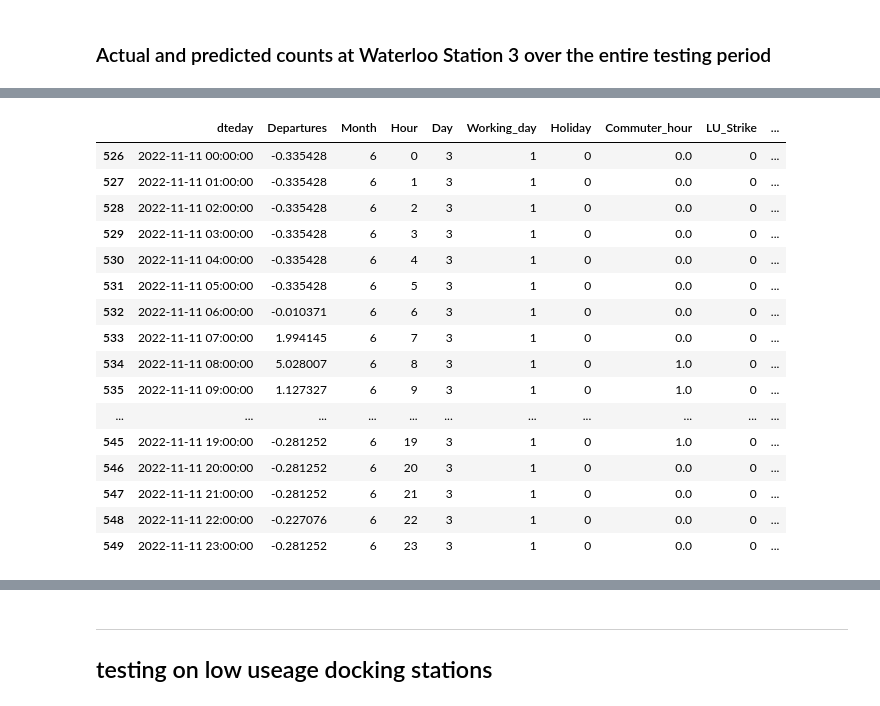
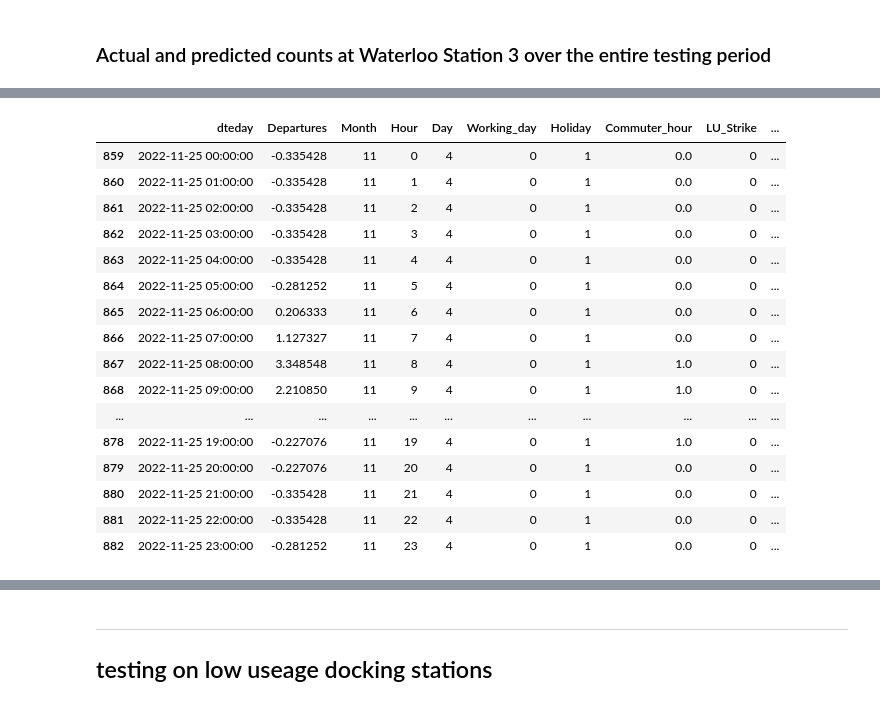
Before and after one commit to elrhmo/bike_sharing, a Jupyter notebook: analysis_lstm.ipynb, the cells around one changed output, grey strips where cells are left out. Cells and saved outputs as stored; diff of their text form; code cells hidden in the pictures.

```diff
--- a/analysis_lstm.ipynb
+++ b/analysis_lstm.ipynb
@@ -1568,19 +1566,36 @@ for ds_name_v in ds_name_list:
 
 
     ########################################################################################################################################
-    # manually updating specific columns where the date matches 2022-11-19
+    # manually updating specific columns where the date matches 2022-11-25
+
+
+    #1.
+    #lstm_df_2022.loc['2022-11-25', 'prcp'] = 5
+
+    #2.
+    lstm_df_2022.loc['2022-11-25', 'Working_day'] = 0
+    lstm_df_2022.loc['2022-11-25', 'Holiday'] = 1
+
+
     #lstm_df_2022.loc[lstm_df_2022.index.date == pd.to_datetime('2022-11-19').date(), ['temp', 'prcp', 'wspd']] = [20, 0, 0]
 
 
     # Update the row with index '2022-11-11'
-    lstm_df_2022.loc['2022-11-11', 'Day'] = 3
-    #lstm_df_2022.loc['2022-11-11', 'Day'] = 3
-    lstm_df_2022.loc['2022-11-11', 'Month'] = 6
-    #'lstm_df_2022.loc['2022-11-11', 'Commuter_hour'] = 0
+    #lstm_df_2022.loc['2022-11-25', 'Day'] = 3
+    #lstm_df_2022.loc['2022-11-25', 'Day'] = 3
 
-    #lstm_df_2022.loc['2022-11-11 07:00:00', 'Departures'] = 0
-    #lstm_df_2022.loc['2022-11-11 08:00:00', 'Departures'] = 25
-    #lstm_df_2022.loc['2022-11-11 09:00:00', 'Departures'] = 0
+    #lstm_df_2022.loc['2022-11-25', 'Month'] = 6
+    #lstm_df_2022.loc['2022-11-25', 'temp'] = 6
+
+
+
+
+
+    #'lstm_df_2022.loc['2022-11-25', 'Commuter_hour'] = 0
+
+    #lstm_df_2022.loc['2022-11-25 07:00:00', 'Departures'] = 0
+    #lstm_df_2022.loc['2022-11-25 08:00:00', 'Departures'] = 25
+    #lstm_df_2022.loc['2022-11-25 09:00:00', 'Departures'] = 0
 
     #######################################################################################################################################
 
@@ -1764,25 +1795,25 @@ plt.show()
 # %%
 test_set_drop_join
 
-filter = test_set_drop_join[test_set_drop_join['dteday'].dt.date == pd.to_datetime('2022-11-11').date()]
+filter = test_set_drop_join[test_set_drop_join['dteday'].dt.date == pd.to_datetime('2022-11-25').date()]
 filter
 
 #original = filter
 # %% [output]
 |  | dteday | Departures | Month | Hour | Day | Working_day | Holiday | Commuter_hour | LU_Strike | ... |
-| 526 | 2022-11-11 00:00:00 | -0.335428 | 6 | 0 | 3 | 1 | 0 | 0.0 | 0 | ... |
-| 527 | 2022-11-11 01:00:00 | -0.335428 | 6 | 1 | 3 | 1 | 0 | 0.0 | 0 | ... |
-| 528 | 2022-11-11 02:00:00 | -0.335428 | 6 | 2 | 3 | 1 | 0 | 0.0 | 0 | ... |
-| 529 | 2022-11-11 03:00:00 | -0.335428 | 6 | 3 | 3 | 1 | 0 | 0.0 | 0 | ... |
-| 530 | 2022-11-11 04:00:00 | -0.335428 | 6 | 4 | 3 | 1 | 0 | 0.0 | 0 | ... |
-| 531 | 2022-11-11 05:00:00 | -0.335428 | 6 | 5 | 3 | 1 | 0 | 0.0 | 0 | ... |
-| 532 | 2022-11-11 06:00:00 | -0.010371 | 6 | 6 | 3 | 1 | 0 | 0.0 | 0 | ... |
-| 533 | 2022-11-11 07:00:00 | 1.994145 | 6 | 7 | 3 | 1 | 0 | 0.0 | 0 | ... |
-| 534 | 2022-11-11 08:00:00 | 5.028007 | 6 | 8 | 3 | 1 | 0 | 1.0 | 0 | ... |
-| 535 | 2022-11-11 09:00:00 | 1.127327 | 6 | 9 | 3 | 1 | 0 | 1.0 | 0 | ... |
+| 859 | 2022-11-25 00:00:00 | -0.335428 | 11 | 0 | 4 | 0 | 1 | 0.0 | 0 | ... |
+| 860 | 2022-11-25 01:00:00 | -0.335428 | 11 | 1 | 4 | 0 | 1 | 0.0 | 0 | ... |
+| 861 | 2022-11-25 02:00:00 | -0.335428 | 11 | 2 | 4 | 0 | 1 | 0.0 | 0 | ... |
+| 862 | 2022-11-25 03:00:00 | -0.335428 | 11 | 3 | 4 | 0 | 1 | 0.0 | 0 | ... |
+| 863 | 2022-11-25 04:00:00 | -0.335428 | 11 | 4 | 4 | 0 | 1 | 0.0 | 0 | ... |
+| 864 | 2022-11-25 05:00:00 | -0.281252 | 11 | 5 | 4 | 0 | 1 | 0.0 | 0 | ... |
+| 865 | 2022-11-25 06:00:00 | 0.206333 | 11 | 6 | 4 | 0 | 1 | 0.0 | 0 | ... |
+| 866 | 2022-11-25 07:00:00 | 1.127327 | 11 | 7 | 4 | 0 | 1 | 0.0 | 0 | ... |
+| 867 | 2022-11-25 08:00:00 | 3.348548 | 11 | 8 | 4 | 0 | 1 | 1.0 | 0 | ... |
+| 868 | 2022-11-25 09:00:00 | 2.210850 | 11 | 9 | 4 | 0 | 1 | 1.0 | 0 | ... |
 | ... | ... | ... | ... | ... | ... | ... | ... | ... | ... | ... |
-| 545 | 2022-11-11 19:00:00 | -0.281252 | 6 | 19 | 3 | 1 | 0 | 1.0 | 0 | ... |
-| 546 | 2022-11-11 20:00:00 | -0.281252 | 6 | 20 | 3 | 1 | 0 | 0.0 | 0 | ... |
-| 547 | 2022-11-11 21:00:00 | -0.281252 | 6 | 21 | 3 | 1 | 0 | 0.0 | 0 | ... |
-| 548 | 2022-11-11 22:00:00 | -0.227076 | 6 | 22 | 3 | 1 | 0 | 0.0 | 0 | ... |
-| 549 | 2022-11-11 23:00:00 | -0.281252 | 6 | 23 | 3 | 1 | 0 | 0.0 | 0 | ... |
+| 878 | 2022-11-25 19:00:00 | -0.227076 | 11 | 19 | 4 | 0 | 1 | 1.0 | 0 | ... |
+| 879 | 2022-11-25 20:00:00 | -0.227076 | 11 | 20 | 4 | 0 | 1 | 0.0 | 0 | ... |
+| 880 | 2022-11-25 21:00:00 | -0.335428 | 11 | 21 | 4 | 0 | 1 | 0.0 | 0 | ... |
+| 881 | 2022-11-25 22:00:00 | -0.335428 | 11 | 22 | 4 | 0 | 1 | 0.0 | 0 | ... |
+| 882 | 2022-11-25 23:00:00 | -0.281252 | 11 | 23 | 4 | 0 | 1 | 0.0 | 0 | ... |
```
Also changed, not shown: parts of 9 cells of this notebook.
